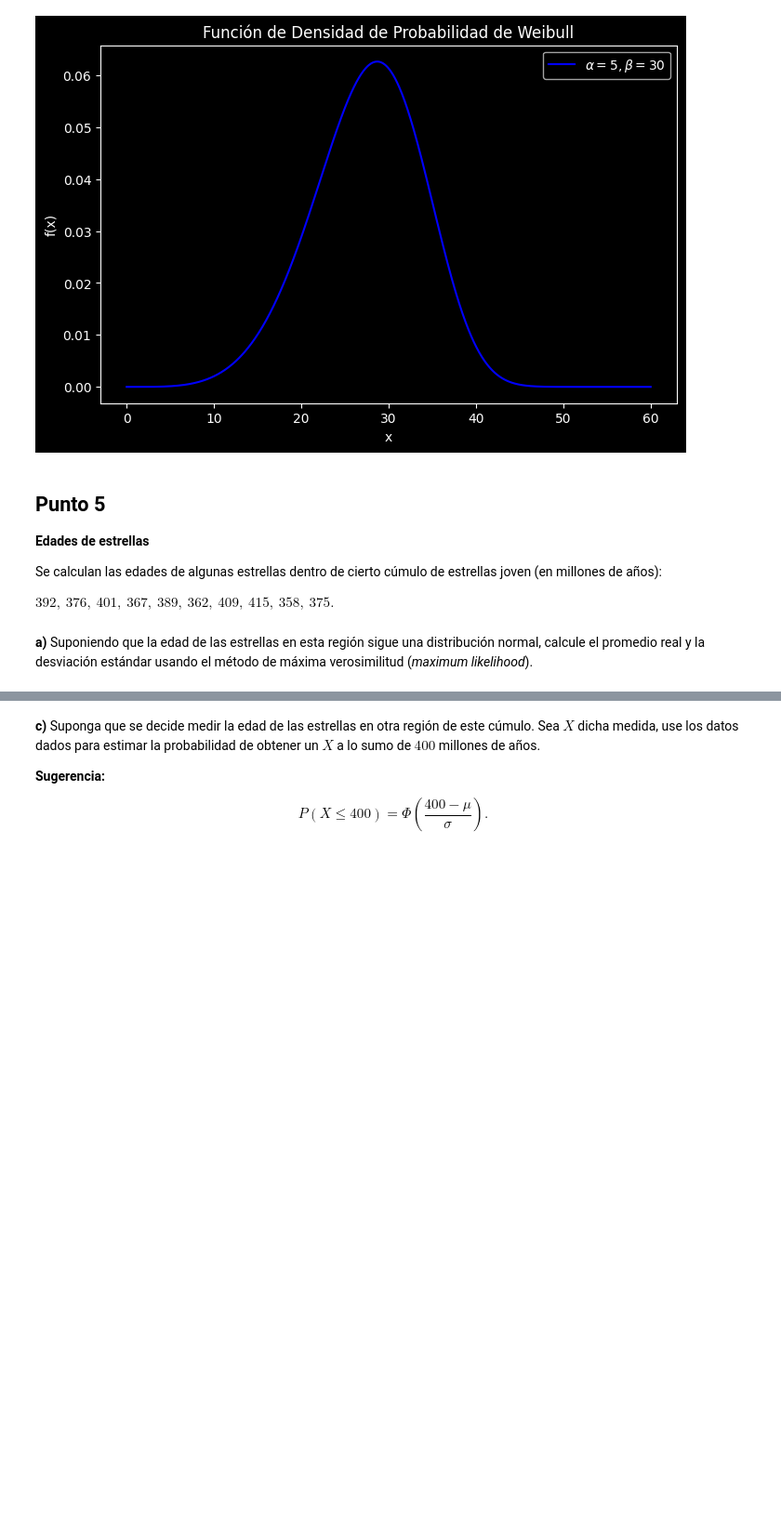
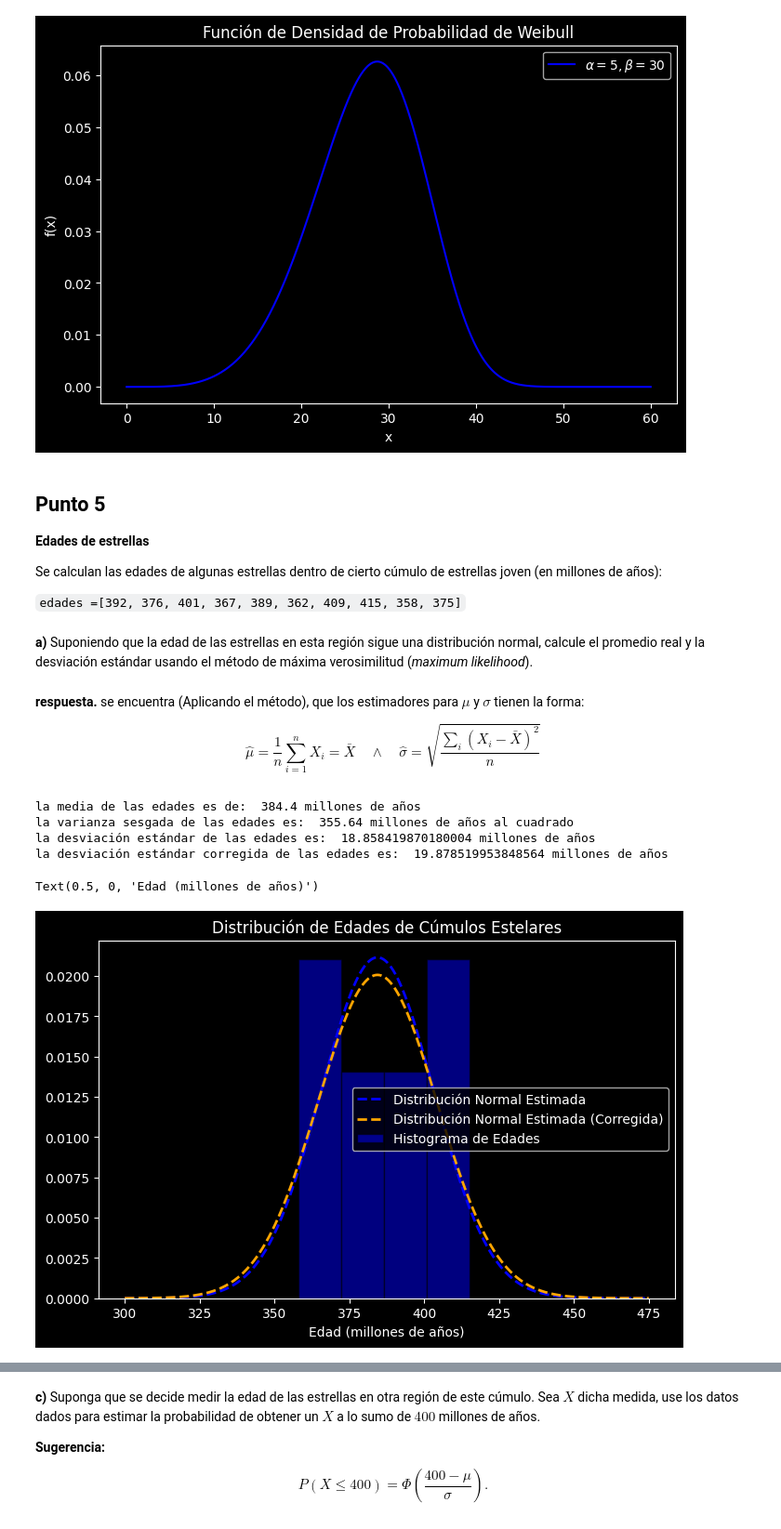
Before and after one commit to davidprez83/Estadistica_basica, a Jupyter notebook: problem_set_4.ipynb, the cells around one changed output, grey strips where cells are left out. Shown at 93% size. Saved outputs shown, nothing was run; the diff lists cells and outputs as text; code cells hidden in the pictures; blank space fills up the shorter version.

```diff
--- a/problem_set_4.ipynb
+++ b/problem_set_4.ipynb
@@ -333,8 +362,79 @@ plt.show()
 
 Se calculan las edades de algunas estrellas dentro de cierto cúmulo de estrellas joven (en millones de años):
 
-$392,\ 376,\ 401,\ 367,\ 389,\ 362,\ 409,\ 415,\ 358,\ 375.$
+`edades =[392, 376, 401, 367, 389, 362, 409, 415, 358, 375]`
+# %%
+edades = np.array([392, 376, 401, 367, 389, 362, 409, 415, 358, 375])
 # %% [markdown]
 **a)** Suponiendo que la edad de las estrellas en esta región sigue una distribución normal, calcule el promedio real y la desviación estándar usando el método de máxima verosimilitud (*maximum likelihood*).
+# %% [markdown]
+**respuesta.** se encuentra (Aplicando el método), que los estimadores para $\mu$ y $\sigma$ tienen la forma:
+
+$$
+\hat{\mu} = \frac{1}{n} \sum_{i = 1}^n X_i = \bar{X}   \quad \wedge \quad \hat{\sigma} = \sqrt{\frac{\sum_i (X_i - \bar{X})^2}{n}}
+$$
+# %%
+def varianza_sesgada(x):
+    n = len(x)
+    media = muhat(x)
+    varianza = np.sum((x - media) ** 2) / n
+    return varianza
+
+media_edades = muhat(edades)
+varianza_edades = varianza_sesgada(edades)
+desviacion_estandar_edades = np.sqrt(varianza_edades)
+desviacion_estandar_edades_corregida = np.sqrt(varianza_muestral(edades))
+
+
+
+print('la media de las edades es de: ', media_edades, 'millones de años')
+print('la varianza sesgada de las edades es: ', varianza_edades, 'millones de años al cuadrado')
+print('la desviación estándar de las edades es: ', desviacion_estandar_edades, 'millones de años')
+print('la desviación estándar corregida de las edades es: ', desviacion_estandar_edades_corregida, 'millones de años')
+# %% [output]
+la media de las edades es de:  384.4 millones de años
+la varianza sesgada de las edades es:  355.64 millones de años al cuadrado
+la desviación estándar de las edades es:  18.858419870180004 millones de años
+la desviación estándar corregida de las edades es:  19.878519953848564 millones de años
+# %%
+# se grafica la distribución de edades de los cúmulos estelares estimadas por los datos de la muestra
+from funciones_locales import N
+Normal_edades = lambda x: N(x, media_edades, desviacion_estandar_edades)
+Normal_edades_corregida = lambda x: N(x, media_edades, desviacion_estandar_edades_corregida)
+xs_edades = np.linspace(300, 475, 1000)
+
+plt.figure(figsize=(8, 5))
+plt.style.use('dark_background')
+plt.gca().set_facecolor('black')
+plt.gca().spines['bottom'].set_color('white')
+plt.gca().spines['left'].set_color('white')
+plt.gca().spines['top'].set_color('white')
+plt.gca().spines['right'].set_color('white')
+plt.gca().tick_params(axis='x', colors='white')
+plt.gca().tick_params(axis='y', colors='white')
+
+plt.plot(
+    xs_edades,
+    Normal_edades(xs_edades),
+    label='Distribución Normal Estimada',
+    color='blue',
+    linestyle='--',
+    linewidth=2
+)
+plt.plot(
+    xs_edades,
+    Normal_edades_corregida(xs_edades),
+    label='Distribución Normal Estimada (Corregida)',
+    color='orange',
+    linestyle='--',
+    linewidth=2
+)
+plt.hist(edades, bins=4, color='blue', alpha=0.5, edgecolor='black', density=True, label='Histograma de Edades')
+plt.title('Distribución de Edades de Cúmulos Estelares', color='white')
+plt.legend()
+plt.xlabel('Edad (millones de años)', color='white')
+# %% [output]
+Text(0.5, 0, 'Edad (millones de años)')
+[figure, added]
 # %% [markdown]
 
```
Also changed, not shown: parts of 11 cells of this notebook, 2 other files.
